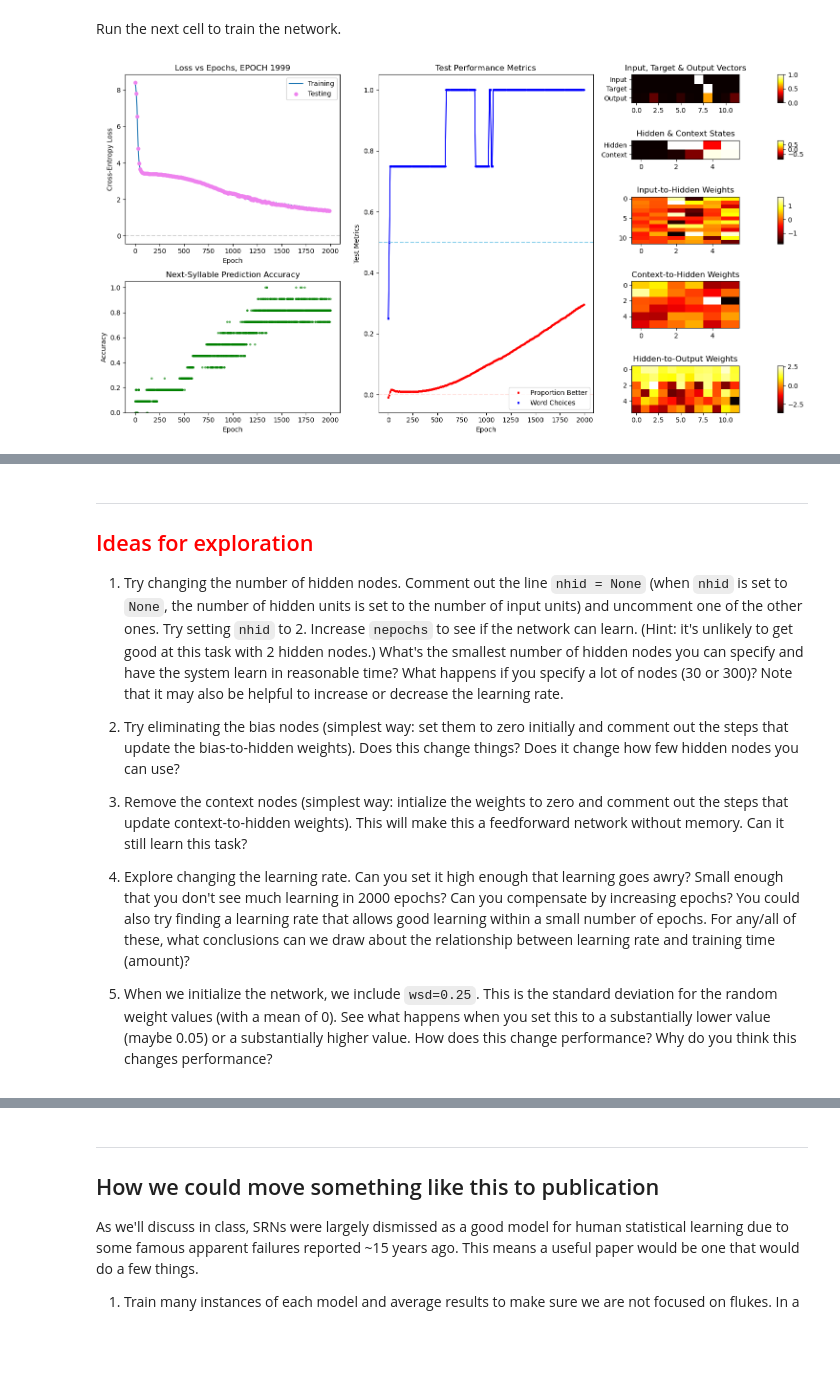
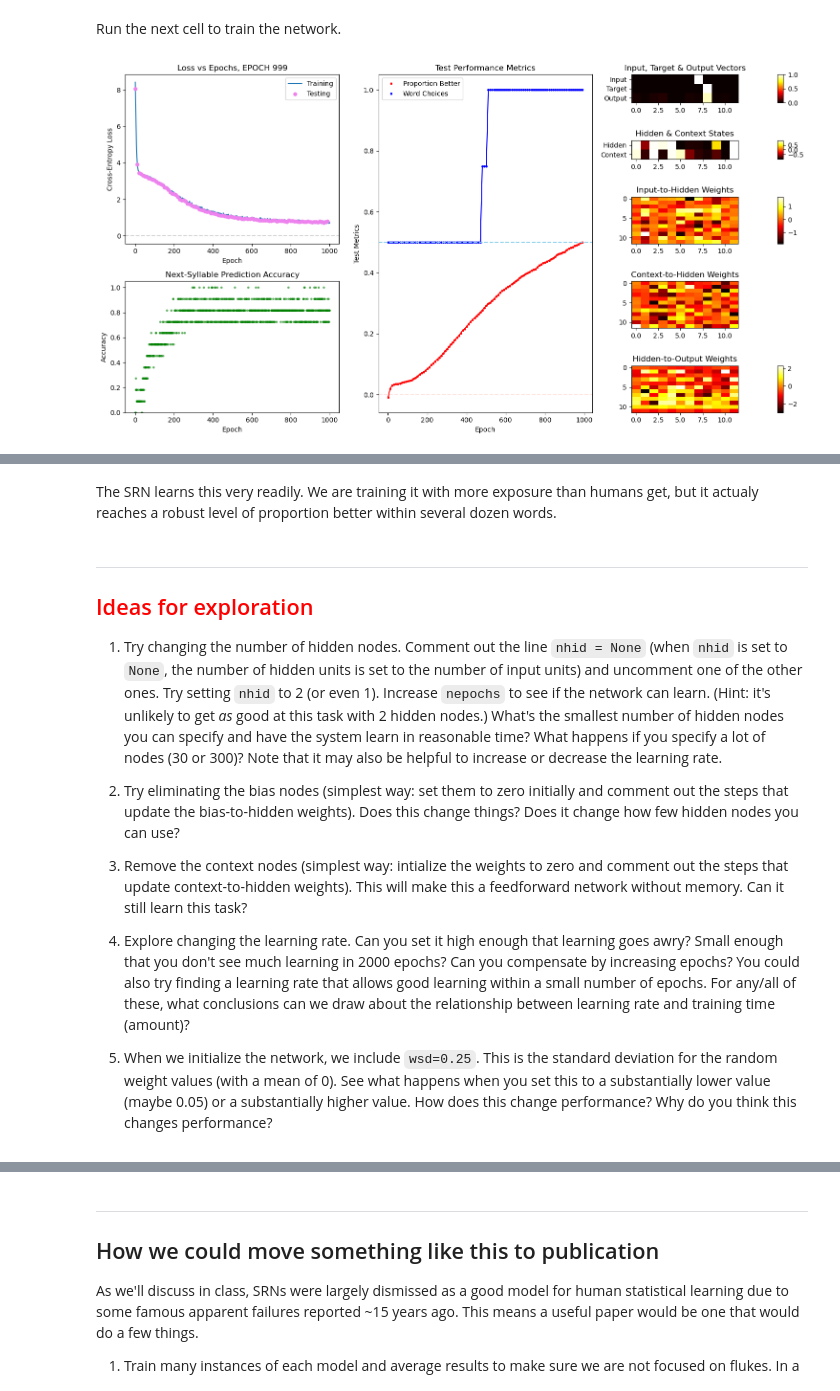
Before and after one commit to jsmagnuson/models-of-the-mind-notebooks, a Jupyter notebook: 14-nnets-04-srn-statlearn.ipynb, the cells around one changed output, grey strips where cells are left out. Drawn from its saved outputs; the diff is of its cells as text; code cells hidden in the pictures; blank space fills up the shorter version.

```diff
--- a/14-nnets-04-srn-statlearn.ipynb
+++ b/14-nnets-04-srn-statlearn.ipynb
@@ -664,28 +664,29 @@ Run the next cell to train the network.
 # %%
 # Example usage
 # Here are 4 'words' akin to the items used by Saffran et al. (1996)
 lexicon = ['ABC', 'DEF', 'GHI', 'JKL']
+
 # testlexicon = ['ABC', 'DEF'] # Saffran et al only used the first 2 words
-testlexicon=None
+ testlexicon=None # none defaults to the full lexicon
 
 # Here are 4 'part-words' made up of the last syllable of 1 word and the first 2 syllables of another
 comparison_items = ['CDE', 'FGH', 'IJK', 'LAB']  # Example
-# comparison_items = ['IJK', 'AGH']  # Modeled directly after the items used by Saffran et al
+# To model more directly after the items used by Saffran et al:
+# comparison_items = ['IJK', 'AGH']
+
 # if nhid is set to None, the actual number will be the same as number of unique syllables in lexicon,
 # which is the approach of French et al. 2011
-#nhid = 2
-nhid = 6
-#nhid = 20
-# nhid = 12
-# nhid = None
+# nhid = 6
+nhid = None
+
 W_input_hidden, W_bias_hidden, W_context_hidden, \
     W_hidden_output, hidden_state = initialize_network(lexicon, \
     nhidden=nhid, wsd=0.25, use_context=True)
 
-nepochs = 2000
+nepochs = 1000
 W_input_hidden, W_bias_hidden, W_context_hidden, W_hidden_output, hidden_state = \
     train_network(lexicon, nepochs, W_input_hidden, W_bias_hidden, W_context_hidden, W_hidden_output, \
-                  hidden_state, print_interval=10, nhidden=nhid, learning_rate=0.005, test_interval=10, \
+                  hidden_state, print_interval=12, nhidden=nhid, learning_rate=0.01, test_interval=10, \
                   testlexicon=testlexicon, use_context=True)
 # %% [output]
-[figure, old version]
+[figure, new version]
@@ -694,9 +695,11 @@ Epoch 1999: Test loss 1.3792, Proportion Better 0.2950, Word Choices 1.0000
+# %% [markdown]
+The SRN learns this very readily. We are training it with more exposure than humans get, but it actualy reaches a robust level of proportion better within several dozen words.
 # %% [markdown]
 ---
 
 ## <font color='red'>Ideas for exploration</font>
 
-1. Try changing the number of hidden nodes. Comment out the line `nhid = None` (when `nhid` is set to `None`, the number of hidden units is set to the number of input units) and uncomment one of the other ones. Try setting `nhid` to 2. Increase `nepochs` to see if the network can learn. (Hint: it's unlikely to get good at this task with 2 hidden nodes.) What's the smallest number of hidden nodes you can specify and have the system learn in reasonable time? What happens if you specify a lot of nodes (30 or 300)? Note that it may also be helpful to increase or decrease the learning rate.
+1. Try changing the number of hidden nodes. Comment out the line `nhid = None` (when `nhid` is set to `None`, the number of hidden units is set to the number of input units) and uncomment one of the other ones. Try setting `nhid` to 2 (or even 1). Increase `nepochs` to see if the network can learn. (Hint: it's unlikely to get *as* good at this task with 2 hidden nodes.) What's the smallest number of hidden nodes you can specify and have the system learn in reasonable time? What happens if you specify a lot of nodes (30 or 300)? Note that it may also be helpful to increase or decrease the learning rate.
 
 2. Try eliminating the bias nodes (simplest way: set them to zero initially and comment out the steps that update the bias-to-hidden weights). Does this change things? Does it change how few hidden nodes you can use?
 
```
Also changed, not shown: parts of 9 cells of this notebook.
